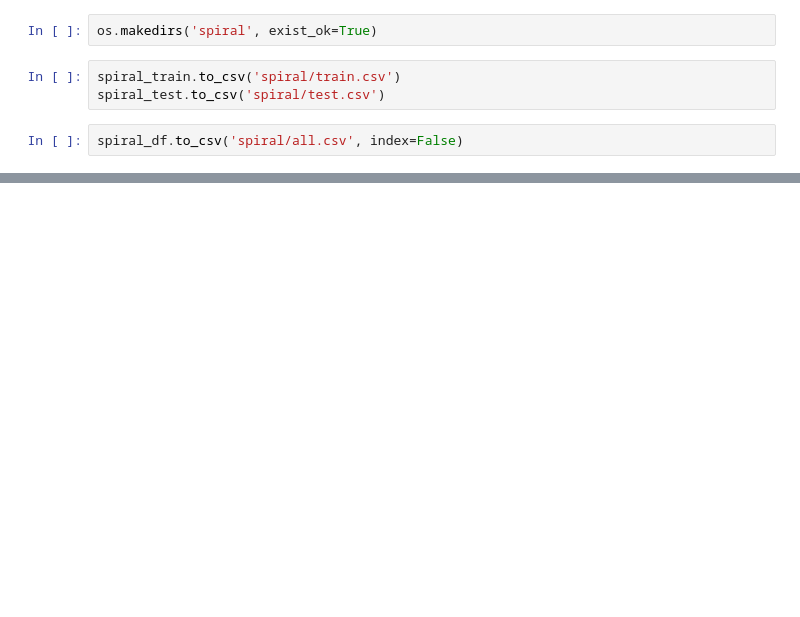
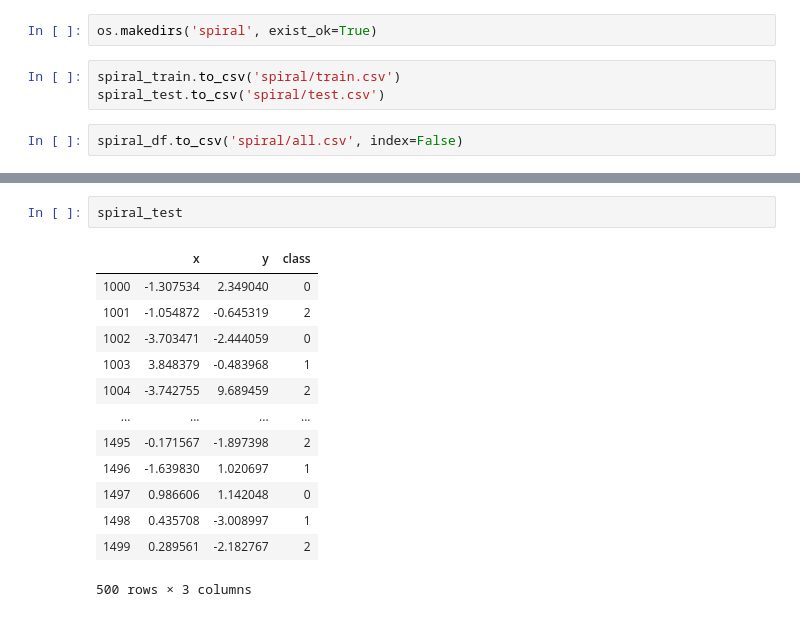
Before and after one commit to PeganovAnton/ml-datasets, a Jupyter notebook: spiral/spiral_creation.ipynb, the cells around one changed output, grey strips where cells are left out. Drawn from its saved outputs; the diff is of its cells as text; blank space fills up the shorter version.

```diff
--- a/spiral/spiral_creation.ipynb
+++ b/spiral/spiral_creation.ipynb
@@ -69,0 +86,16 @@ spiral_df.to_csv('spiral/all.csv', index=False)
+# %%
+spiral_test
+# %% [output]
+|  | x | y | class |
+| 1000 | -1.307534 | 2.349040 | 0 |
+| 1001 | -1.054872 | -0.645319 | 2 |
+| 1002 | -3.703471 | -2.444059 | 0 |
+| 1003 | 3.848379 | -0.483968 | 1 |
+| 1004 | -3.742755 | 9.689459 | 2 |
+| ... | ... | ... | ... |
+| 1495 | -0.171567 | -1.897398 | 2 |
+| 1496 | -1.639830 | 1.020697 | 1 |
+| 1497 | 0.986606 | 1.142048 | 0 |
+| 1498 | 0.435708 | -3.008997 | 1 |
+| 1499 | 0.289561 | -2.182767 | 2 |
+500 rows × 3 columns
```
Also changed, not shown: parts of 4 cells of this notebook, 6 other files.
